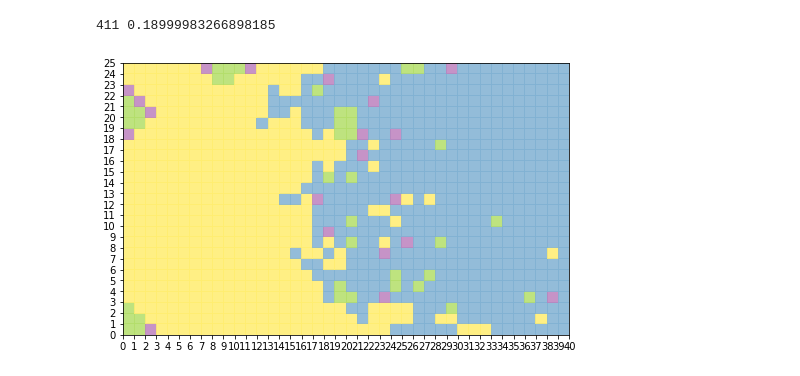
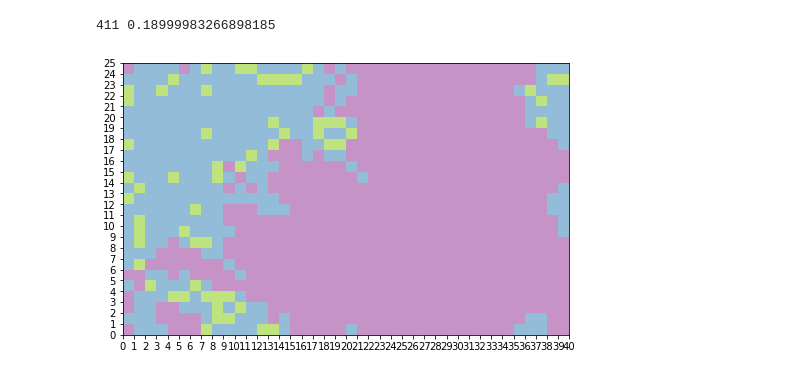
Before and after one commit to shengfuw/RSS, a Jupyter notebook: 12/12-main.ipynb, the cells around one changed output. Cells and saved outputs as stored; diff of their text form; code cells hidden in the pictures.

```diff
--- a/12/12-main.ipynb
+++ b/12/12-main.ipynb
@@ -153,14 +157,14 @@ class Lattice:
 # %%
 # random.seed(12)
 y = []
-MyLattice = Lattice("3", 0.5)
-round_num = 500
+MyLattice = Lattice("3", 0.3)
+round_num = 300
 for r in range(round_num):
     MyLattice.one_round()
     y.append(MyLattice.get_disbeliever_enforcement_perc())
     # y.append(MyLattice.get_disbeliever_compliance_perc())
 
-print(sum(y[30:])/len(y[30:]))
+print(MyLattice.believers_num)
+print(sum(y[-100:])/len(y[-100:]))
 print(sum(y)/len(y))
-# print(y)
 # %% [output]
@@ -179,7 +184,7 @@ plt.show()
 random.seed(12)
 ture_believers_perc = np.append(np.arange(0, .91, .05), [.995])
 
-trial_num = 100
+trial_num = 1
 
 # Unembedded
 round_num = 7
@@ -196,7 +201,7 @@ for x in ture_believers_perc:
     y1.append(sum(one_x_record) / len(one_x_record))
 
 # Embedded & Randomly Distributed
-round_num = 30
+round_num = 300
 y2 = []
 for x in ture_believers_perc:
     one_x_record = []
@@ -206,21 +211,21 @@ for x in ture_believers_perc:
         for r in range(round_num):
             MyLattice.one_round()
             one_trail_record.append(MyLattice.get_disbeliever_enforcement_perc())
-        one_x_record.append(sum(one_trail_record[5:])/len(one_trail_record[5:]))
+        one_x_record.append(sum(one_trail_record[-100:])/len(one_trail_record[-100:]))
     y2.append(sum(one_x_record) / len(one_x_record))
 
 # Embedded & Clustered
-round_num = 150
+round_num = 300
 y3 = []
 for x in ture_believers_perc:
     one_x_record = []
     for trial in range(trial_num):
         one_trail_record = []
-        MyLattice = Lattice("1", x)
+        MyLattice = Lattice("3", x)
         for r in range(round_num):
             MyLattice.one_round()
             one_trail_record.append(MyLattice.get_disbeliever_enforcement_perc())
-        one_x_record.append(sum(one_trail_record[30:])/len(one_trail_record[30:]))
+        one_x_record.append(sum(one_trail_record[-100:])/len(one_trail_record[-100:]))
     y3.append(sum(one_x_record) / len(one_x_record))
 # %%
 fig, ax = plt.subplots(1, 1, figsize=(10, 7))
@@ -254,7 +262,7 @@ ture_believers_perc = np.arange(0, .031, .001)
 trial_num = 100
 
 # Embedded & Randomly Distributed
-round_num = 30
+round_num = 300
 y2 = []
 for x in ture_believers_perc:
     one_x_record = []
@@ -264,13 +272,13 @@ for x in ture_believers_perc:
         for r in range(round_num):
             MyLattice.one_round()
             one_trail_record.append(MyLattice.get_disbeliever_enforcement_perc())
-        one_x_record.append(sum(one_trail_record[5:])/len(one_trail_record[5:]))
+        one_x_record.append(sum(one_trail_record[-100:])/len(one_trail_record[-100:]))
     y2.append(sum(one_x_record) / len(one_x_record))
-    print(round(x, 3), end=", ")
-print('-'*10)
+    # print(round(x, 3), end=", ")
+# print('-'*10)
 
 # Embedded & Clustered
-round_num = 150
+round_num = 300
 y3 = []
 for x in ture_believers_perc:
     one_x_record = []
@@ -280,7 +288,7 @@ for x in ture_believers_perc:
         for r in range(round_num):
             MyLattice.one_round()
             one_trail_record.append(MyLattice.get_disbeliever_enforcement_perc())
-        one_x_record.append(sum(one_trail_record[30:])/len(one_trail_record[30:]))
+        one_x_record.append(sum(one_trail_record[-100:])/len(one_trail_record[-100:]))
     y3.append(sum(one_x_record) / len(one_x_record))
-    print(round(x, 3), end=", ")
+    # print(round(x, 3), end=", ")
 # %% [output]
@@ -363,40 +371,40 @@ print(t, a.mean())
 # %%
 # Plot lattice
 random.seed(12)
-MyLattice = Lattice("3", 0.8)
-for r in range(300):
-    MyLattice.one_round()
+# MyLattice = Lattice("2", 0.3)
+# for r in range(300):
+#     MyLattice.one_round()
 believers_index = MyLattice.believers_index
 
 row, col = 25, 40
 map = np.full((row, col), 0)
 for b in believers_index:
     x = int(b/col)
     y = b%col
     map[x, y] = 1
 
 for i in range(MyLattice.agents_num):
     x, y = int(i/col), i%col
     if MyLattice.agents[i].B == -1:
         map[x, y] = 2
     if MyLattice.agents[i].B == -1 and MyLattice.agents[i].C == 1:
+        map[x, y] = 2
+    if MyLattice.agents[i].B == -1 and MyLattice.agents[i].E == 1:
         map[x, y] = 3
-    if MyLattice.agents[i].B == -1 and MyLattice.agents[i].E == 1:
-        map[x, y] = 4
 
 tick_gap = 1000
 show_grid = False
 plt.figure(figsize=(8, 5))
 plt.pcolormesh(map, cmap='Set3', alpha = 0.85, vmin=-0.5, vmax=4)
 ax = plt.gca();
 ax.set_xticks(np.arange(0, col+1, 1))
 ax.set_yticks(np.arange(0, row+1, 1))
 if show_grid:
     ax.grid(c='black', linestyle='-', linewidth=.75)
 
 plt.show()
 # %% [output]
-[figure, old version]
+[figure, new version]
 # %%
 import csv
 
```
Also changed, not shown: parts of 8 cells of this notebook, 14 other files.
